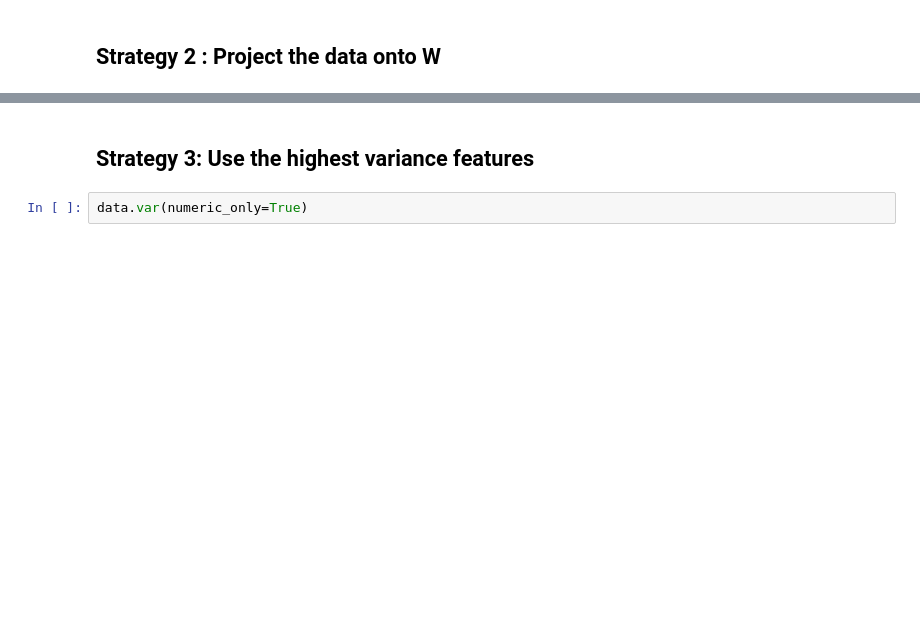
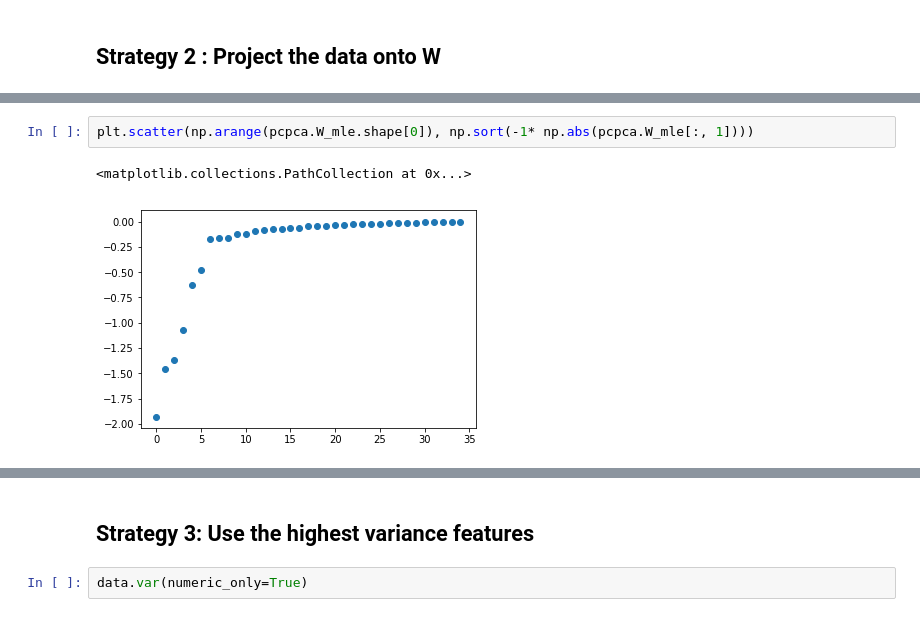
Before and after one commit to ArpiS/nested-policy-rl, a Jupyter notebook: pcpca/pcpca_covid.ipynb, the cells around one changed output, grey strips where cells are left out. Cells and saved outputs as stored; diff of their text form; blank space fills up the shorter version.

```diff
--- a/pcpca/pcpca_covid.ipynb
+++ b/pcpca/pcpca_covid.ipynb
@@ -488,0 +511,5 @@ plt.show()
+# %%
+plt.scatter(np.arange(pcpca.W_mle.shape[0]), np.sort(-1* np.abs(pcpca.W_mle[:, 1])))
+# %% [output]
+<matplotlib.collections.PathCollection at 0x...>
+[figure, added]
```
Also changed, not shown: parts of 7 cells of this notebook, 1 other file.
